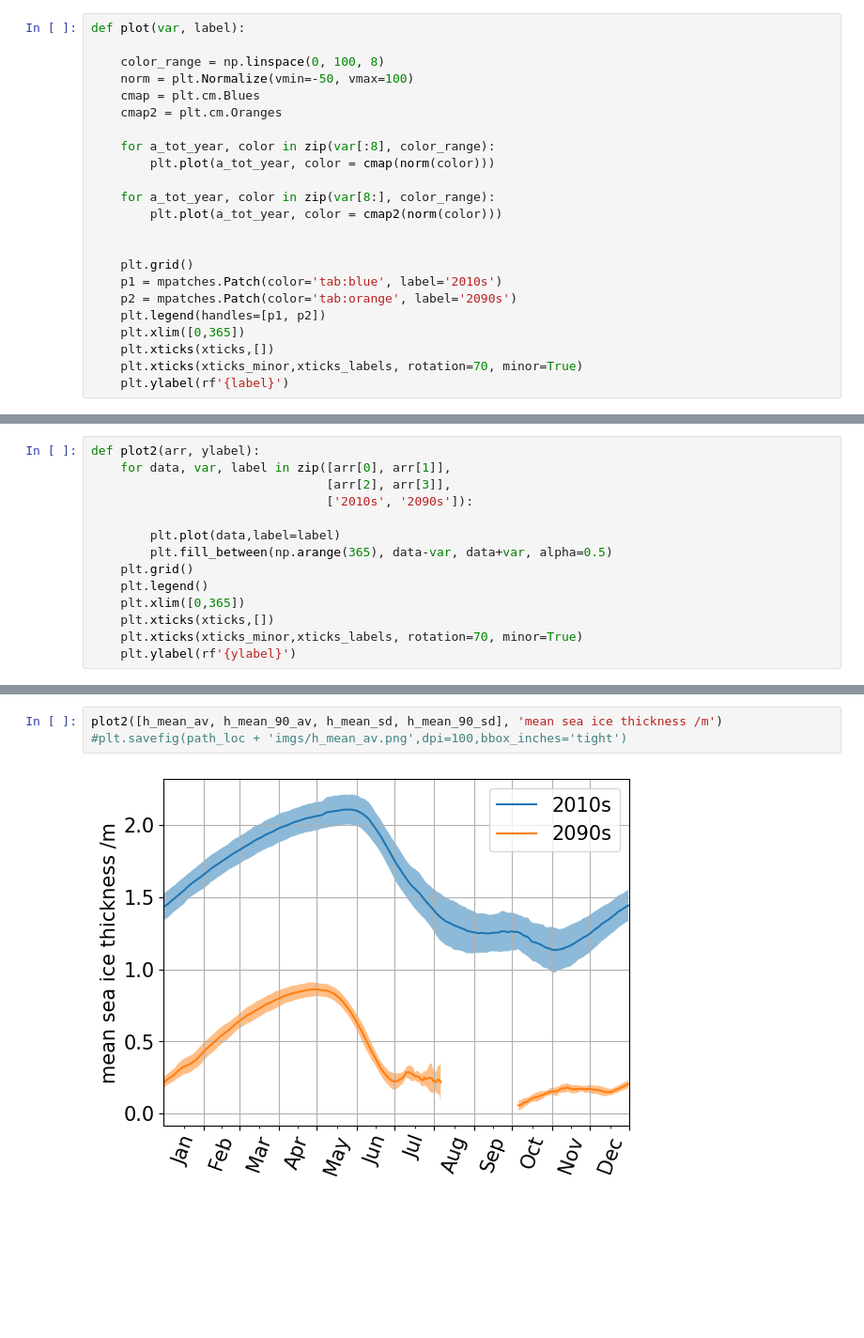
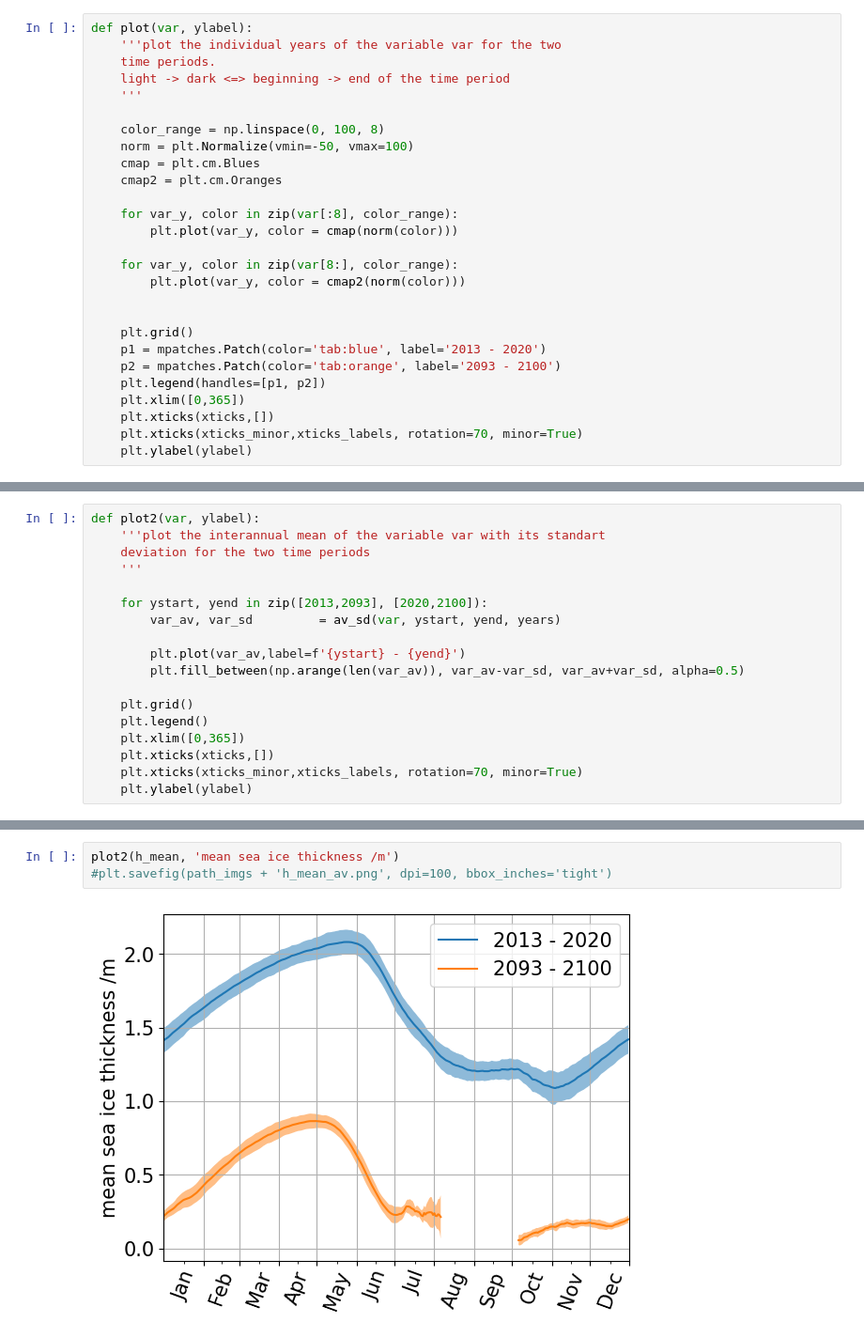
Before and after one commit to jpgaertner/lkf_detection, a Jupyter notebook: plot/ice_area_thickness.ipynb, the cells around one changed output, grey strips where cells are left out. Shown at 94% size. Cells and saved outputs as stored; diff of their text form; blank space fills up the shorter version.

```diff
--- a/plot/ice_area_thickness.ipynb
+++ b/plot/ice_area_thickness.ipynb
@@ -58,23 +99,27 @@ h_tot_av, h_tot_sd, h_tot_90_av, h_tot_90_sd = av_sd(h_tot, i=8)
 # %%
-def plot(var, label):
+def plot(var, ylabel):
+    '''plot the individual years of the variable var for the two
+    time periods.
+    light -> dark <=> beginning -> end of the time period
+    '''
 
     color_range = np.linspace(0, 100, 8)
     norm = plt.Normalize(vmin=-50, vmax=100)
     cmap = plt.cm.Blues
     cmap2 = plt.cm.Oranges
 
-    for a_tot_year, color in zip(var[:8], color_range):
-        plt.plot(a_tot_year, color = cmap(norm(color)))
+    for var_y, color in zip(var[:8], color_range):
+        plt.plot(var_y, color = cmap(norm(color)))
 
-    for a_tot_year, color in zip(var[8:], color_range):
-        plt.plot(a_tot_year, color = cmap2(norm(color)))
+    for var_y, color in zip(var[8:], color_range):
+        plt.plot(var_y, color = cmap2(norm(color)))
 
 
     plt.grid()
-    p1 = mpatches.Patch(color='tab:blue', label='2010s')
-    p2 = mpatches.Patch(color='tab:orange', label='2090s')
+    p1 = mpatches.Patch(color='tab:blue', label='2013 - 2020')
+    p2 = mpatches.Patch(color='tab:orange', label='2093 - 2100')
     plt.legend(handles=[p1, p2])
     plt.xlim([0,365])
     plt.xticks(xticks,[])
     plt.xticks(xticks_minor,xticks_labels, rotation=70, minor=True)
-    plt.ylabel(rf'{label}')
+    plt.ylabel(ylabel)
@@ -91,14 +136,18 @@ plot(h_mean, 'mean sea ice thickness /m')
 # %%
-def plot2(arr, ylabel):
-    for data, var, label in zip([arr[0], arr[1]],
-                                [arr[2], arr[3]],
-                                ['2010s', '2090s']):
+def plot2(var, ylabel):
+    '''plot the interannual mean of the variable var with its standart
+    deviation for the two time periods
+    '''
 
-        plt.plot(data,label=label)
-        plt.fill_between(np.arange(365), data-var, data+var, alpha=0.5)
+    for ystart, yend in zip([2013,2093], [2020,2100]):
+        var_av, var_sd         = av_sd(var, ystart, yend, years)
+
+        plt.plot(var_av,label=f'{ystart} - {yend}')
+        plt.fill_between(np.arange(len(var_av)), var_av-var_sd, var_av+var_sd, alpha=0.5)
+
     plt.grid()
     plt.legend()
     plt.xlim([0,365])
     plt.xticks(xticks,[])
     plt.xticks(xticks_minor,xticks_labels, rotation=70, minor=True)
-    plt.ylabel(rf'{ylabel}')
+    plt.ylabel(ylabel)
@@ -110,5 +164,5 @@ plot2(np.array([a_mean_av, a_mean_90_av, a_mean_sd, a_mean_90_sd]), r'mean sea i
 # %%
-plot2([h_mean_av, h_mean_90_av, h_mean_sd, h_mean_90_sd], 'mean sea ice thickness /m')
-#plt.savefig(path_loc + 'imgs/h_mean_av.png',dpi=100,bbox_inches='tight')
+plot2(h_mean, 'mean sea ice thickness /m')
+#plt.savefig(path_imgs + 'h_mean_av.png', dpi=100, bbox_inches='tight')
 # %% [output]
-[figure, old version]
+[figure, new version]
```
Also changed, not shown: parts of 14 cells of this notebook, 2 other files.
